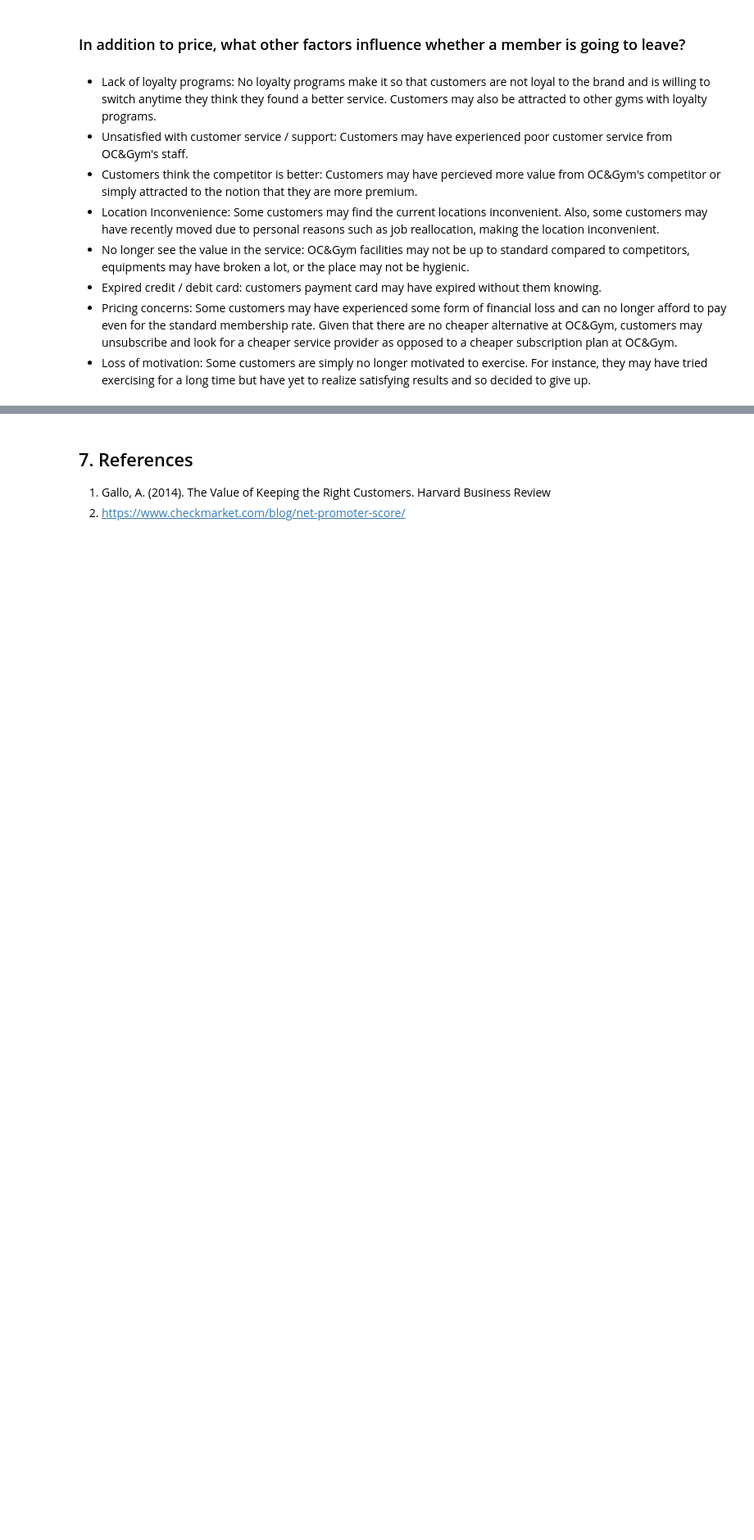
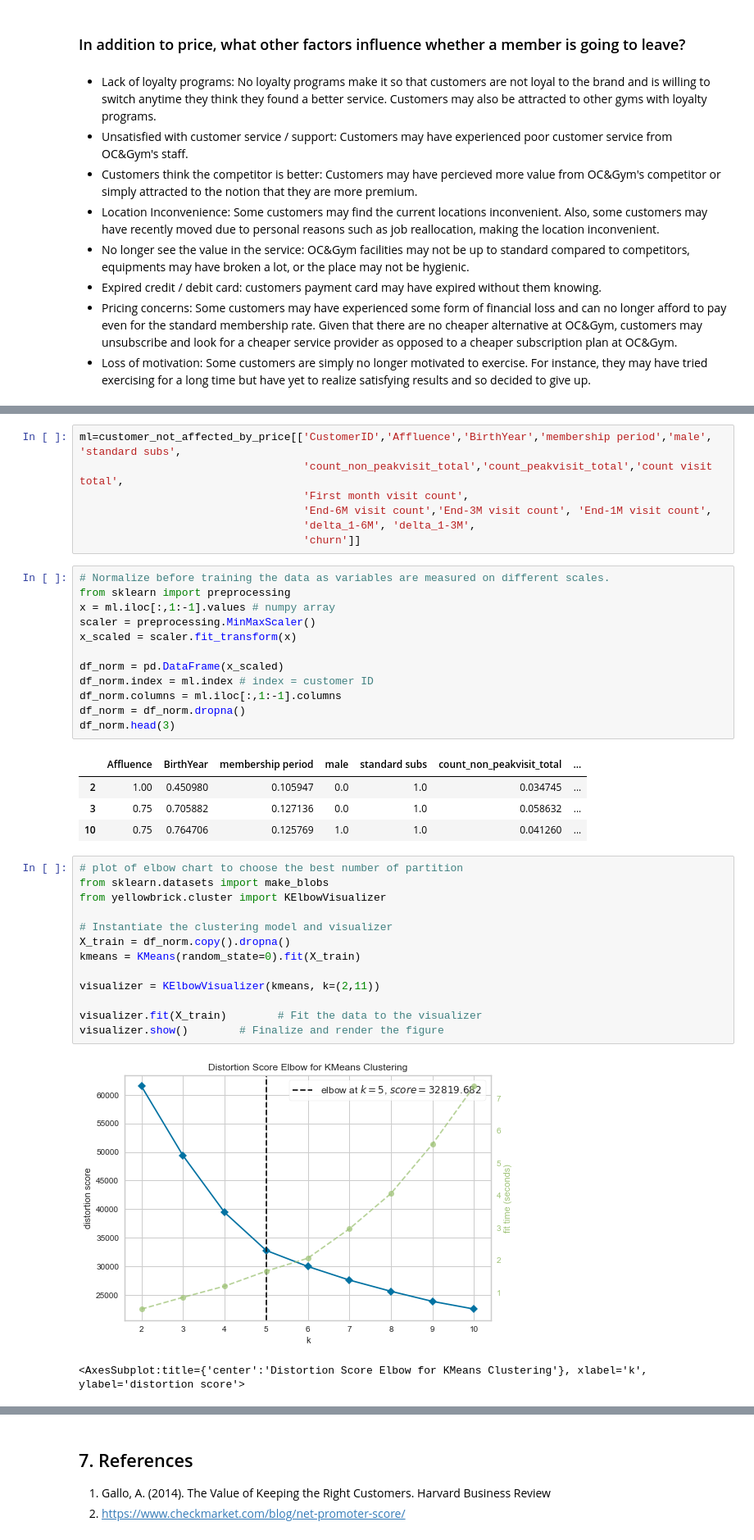
Before and after one commit to vaibhavdubey97/AIB_Assignment1, a Jupyter notebook: aib_assignment1.ipynb, the cells around one changed output, grey strips where cells are left out. Shown at 82% size. Cells and saved outputs as stored; diff of their text form; blank space fills up the shorter version.

Commit message:
Predictive Model added

```diff
--- a/aib_assignment1.ipynb
+++ b/aib_assignment1.ipynb
@@ -315,0 +556,40 @@ Recommended Actions:
+# %%
+ml=customer_not_affected_by_price[['CustomerID','Affluence','BirthYear','membership period','male', 'standard subs',
+                                   'count_non_peakvisit_total','count_peakvisit_total','count visit total',
+                                   'First month visit count',
+                                   'End-6M visit count','End-3M visit count', 'End-1M visit count',
+                                   'delta_1-6M', 'delta_1-3M',
+                                   'churn']]
+# %%
+# Normalize before training the data as variables are measured on different scales.
+from sklearn import preprocessing
+x = ml.iloc[:,1:-1].values # numpy array
+scaler = preprocessing.MinMaxScaler()
+x_scaled = scaler.fit_transform(x)
+
+df_norm = pd.DataFrame(x_scaled)
+df_norm.index = ml.index # index = customer ID
+df_norm.columns = ml.iloc[:,1:-1].columns
+df_norm = df_norm.dropna()
+df_norm.head(3)
+# %% [output]
+|  | Affluence | BirthYear | membership period | male | standard subs | count_non_peakvisit_total | ... |
+| 2 | 1.00 | 0.450980 | 0.105947 | 0.0 | 1.0 | 0.034745 | ... |
+| 3 | 0.75 | 0.705882 | 0.127136 | 0.0 | 1.0 | 0.058632 | ... |
+| 10 | 0.75 | 0.764706 | 0.125769 | 1.0 | 1.0 | 0.041260 | ... |
+# %%
+# plot of elbow chart to choose the best number of partition
+from sklearn.datasets import make_blobs
+from yellowbrick.cluster import KElbowVisualizer
+
+# Instantiate the clustering model and visualizer
+X_train = df_norm.copy().dropna()
+kmeans = KMeans(random_state=0).fit(X_train)
+
+visualizer = KElbowVisualizer(kmeans, k=(2,11))
+
+visualizer.fit(X_train)        # Fit the data to the visualizer
+visualizer.show()        # Finalize and render the figure
+# %% [output]
+[figure, added]
+<AxesSubplot:title={'center':'Distortion Score Elbow for KMeans Clustering'}, xlabel='k', ylabel='distortion score'>
```
Also changed, not shown: parts of 78 cells of this notebook, 1 other file.
